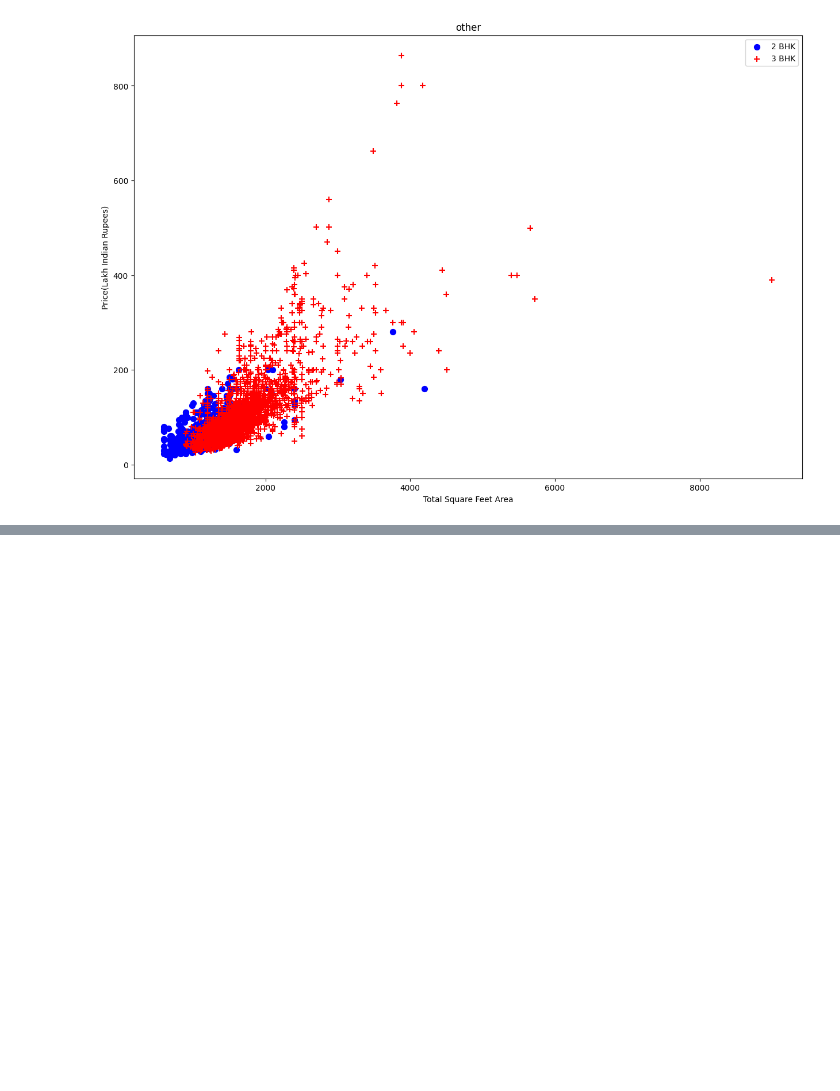
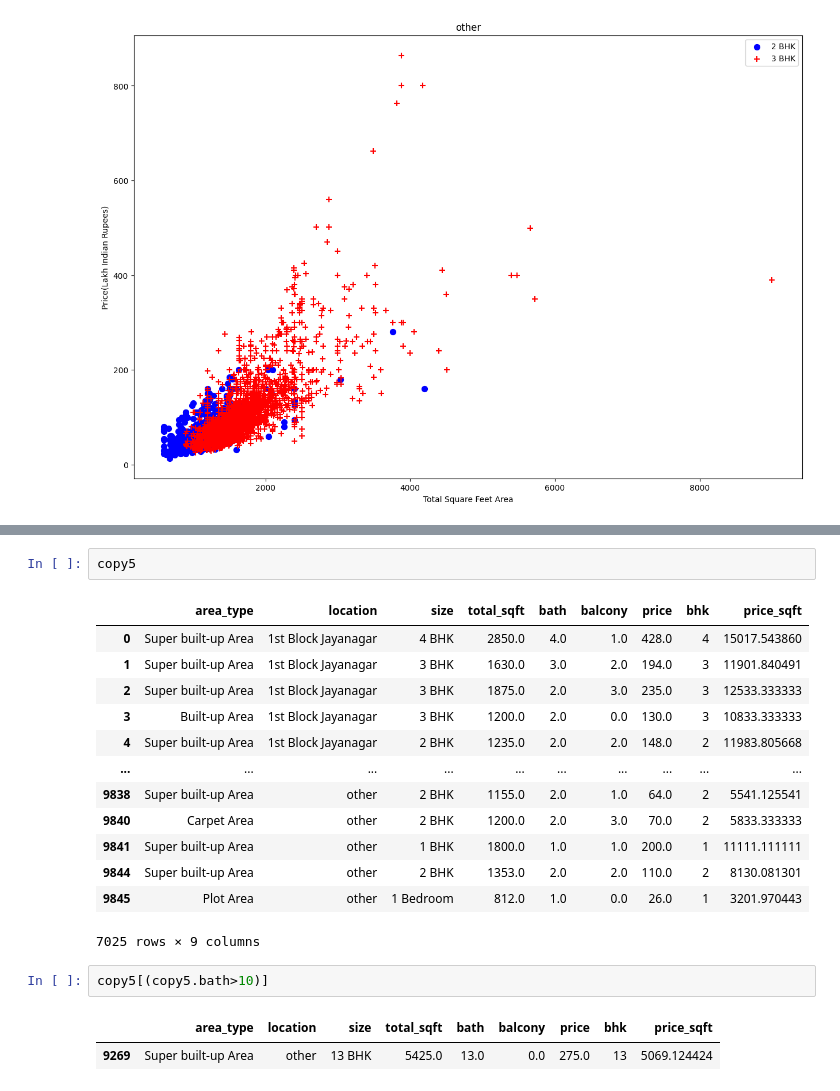
Before and after one commit to vrishankmalviya/Real-Estate-Price-Prediction, a Jupyter notebook: Code.ipynb, the cells around one changed output, grey strips where cells are left out. Drawn from its saved outputs; the diff is of its cells as text; blank space fills up the shorter version.

```diff
--- a/Code.ipynb
+++ b/Code.ipynb
@@ -395,0 +434,21 @@ AttributeError: 'DataFrame' object has no attribute 'bhk'
+# %%
+copy5
+# %% [output]
+|  | area_type | location | size | total_sqft | bath | balcony | price | bhk | price_sqft |
+| 0 | Super built-up Area | 1st Block Jayanagar | 4 BHK | 2850.0 | 4.0 | 1.0 | 428.0 | 4 | 15017.543860 |
+| 1 | Super built-up Area | 1st Block Jayanagar | 3 BHK | 1630.0 | 3.0 | 2.0 | 194.0 | 3 | 11901.840491 |
+| 2 | Super built-up Area | 1st Block Jayanagar | 3 BHK | 1875.0 | 2.0 | 3.0 | 235.0 | 3 | 12533.333333 |
+| 3 | Built-up Area | 1st Block Jayanagar | 3 BHK | 1200.0 | 2.0 | 0.0 | 130.0 | 3 | 10833.333333 |
+| 4 | Super built-up Area | 1st Block Jayanagar | 2 BHK | 1235.0 | 2.0 | 2.0 | 148.0 | 2 | 11983.805668 |
+| ... | ... | ... | ... | ... | ... | ... | ... | ... | ... |
+| 9838 | Super built-up Area | other | 2 BHK | 1155.0 | 2.0 | 1.0 | 64.0 | 2 | 5541.125541 |
+| 9840 | Carpet Area | other | 2 BHK | 1200.0 | 2.0 | 3.0 | 70.0 | 2 | 5833.333333 |
+| 9841 | Super built-up Area | other | 1 BHK | 1800.0 | 1.0 | 1.0 | 200.0 | 1 | 11111.111111 |
+| 9844 | Super built-up Area | other | 2 BHK | 1353.0 | 2.0 | 2.0 | 110.0 | 2 | 8130.081301 |
+| 9845 | Plot Area | other | 1 Bedroom | 812.0 | 1.0 | 0.0 | 26.0 | 1 | 3201.970443 |
+7025 rows × 9 columns
+# %%
+copy5[(copy5.bath>10)]
+# %% [output]
+|  | area_type | location | size | total_sqft | bath | balcony | price | bhk | price_sqft |
+| 9269 | Super built-up Area | other | 13 BHK | 5425.0 | 13.0 | 0.0 | 275.0 | 13 | 5069.124424 |
```
Also changed, not shown: parts of 21 cells of this notebook, 2 other files.
